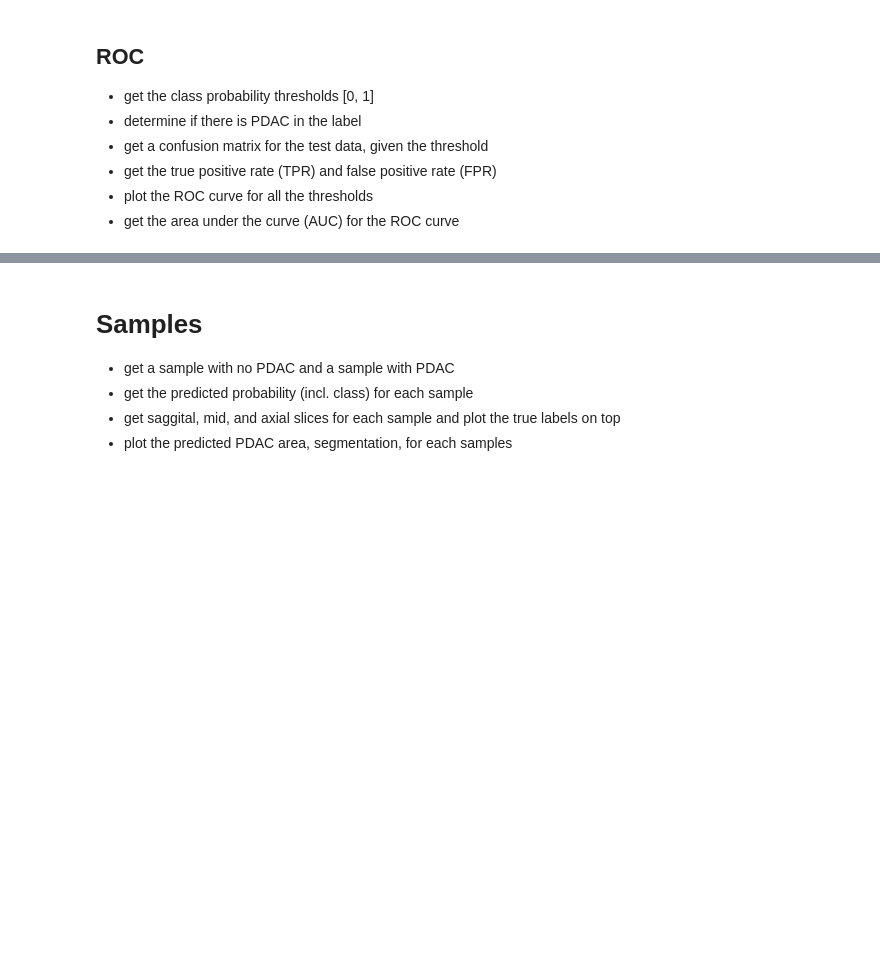
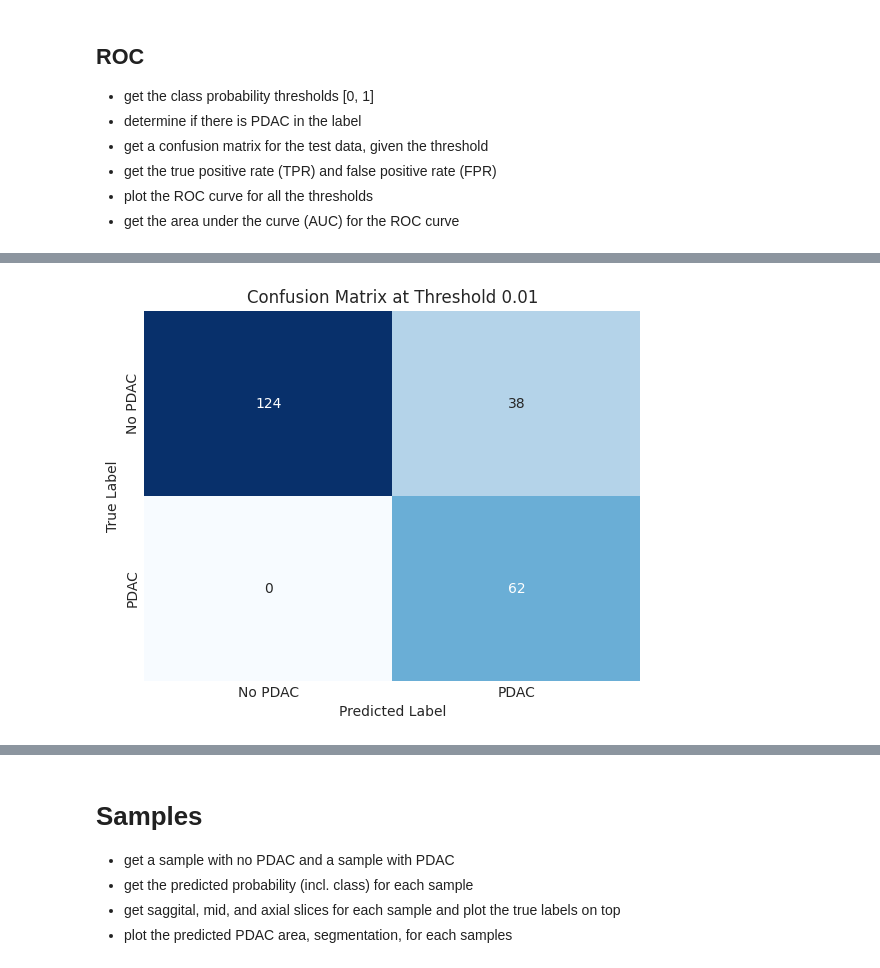
Before and after one commit to mirklys/PDAC_Detection_forked, a Jupyter notebook: output.ipynb, the cells around one changed output, grey strips where cells are left out. Cells and saved outputs as stored; diff of their text form; code cells hidden in the pictures; blank space fills up the shorter version.

```diff
--- a/output.ipynb
+++ b/output.ipynb
@@ -245,3 +240,7 @@ plot_cm(0.5)
+# %%
+plot_cm(0.01)
+# %% [output]
+[figure, added]
 # %%
 def get_tpr_and_fpr(threshold: float) -> tuple:
     cm = get_cm_for_threshold(threshold)
```
Also changed, not shown: parts of 17 cells of this notebook, 5 other files.
